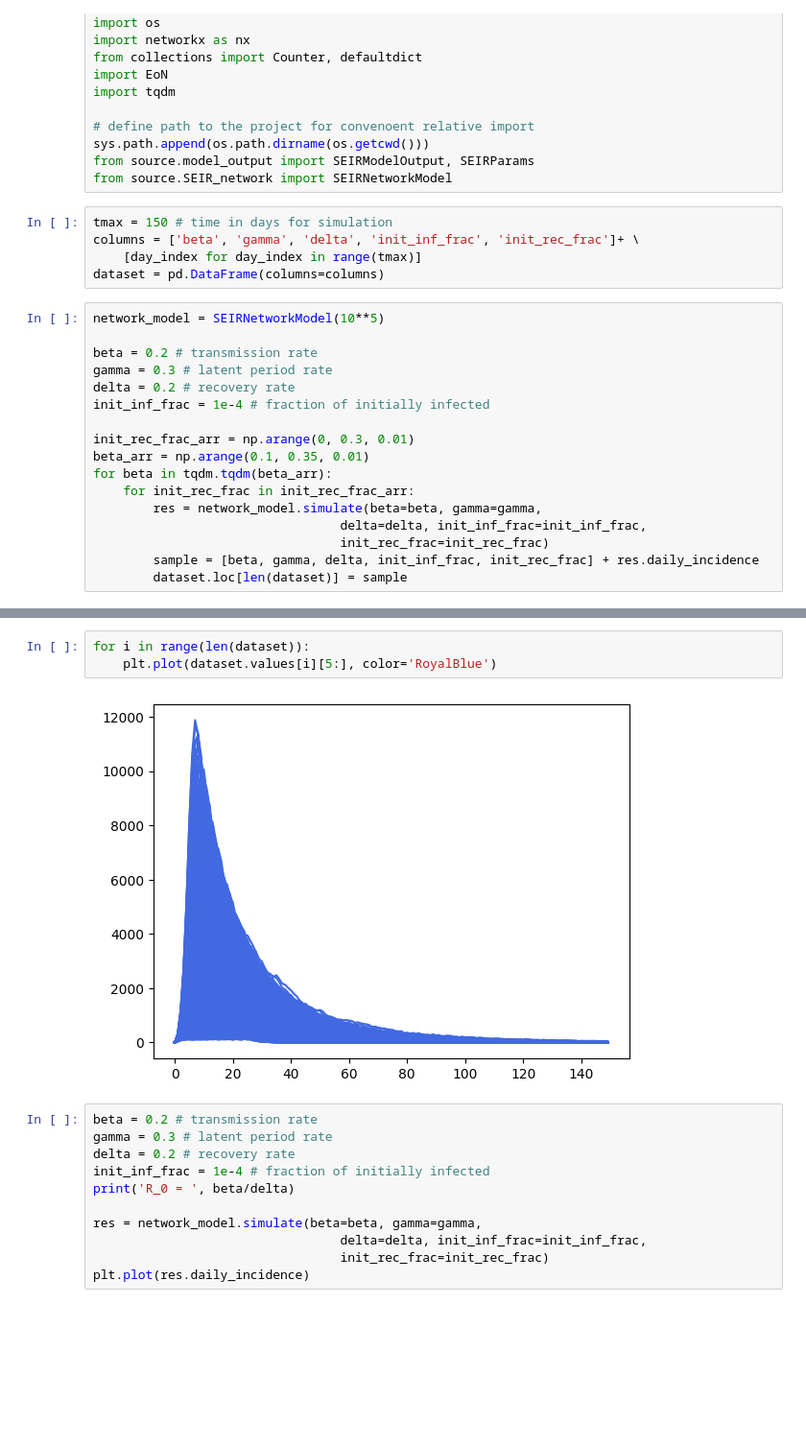
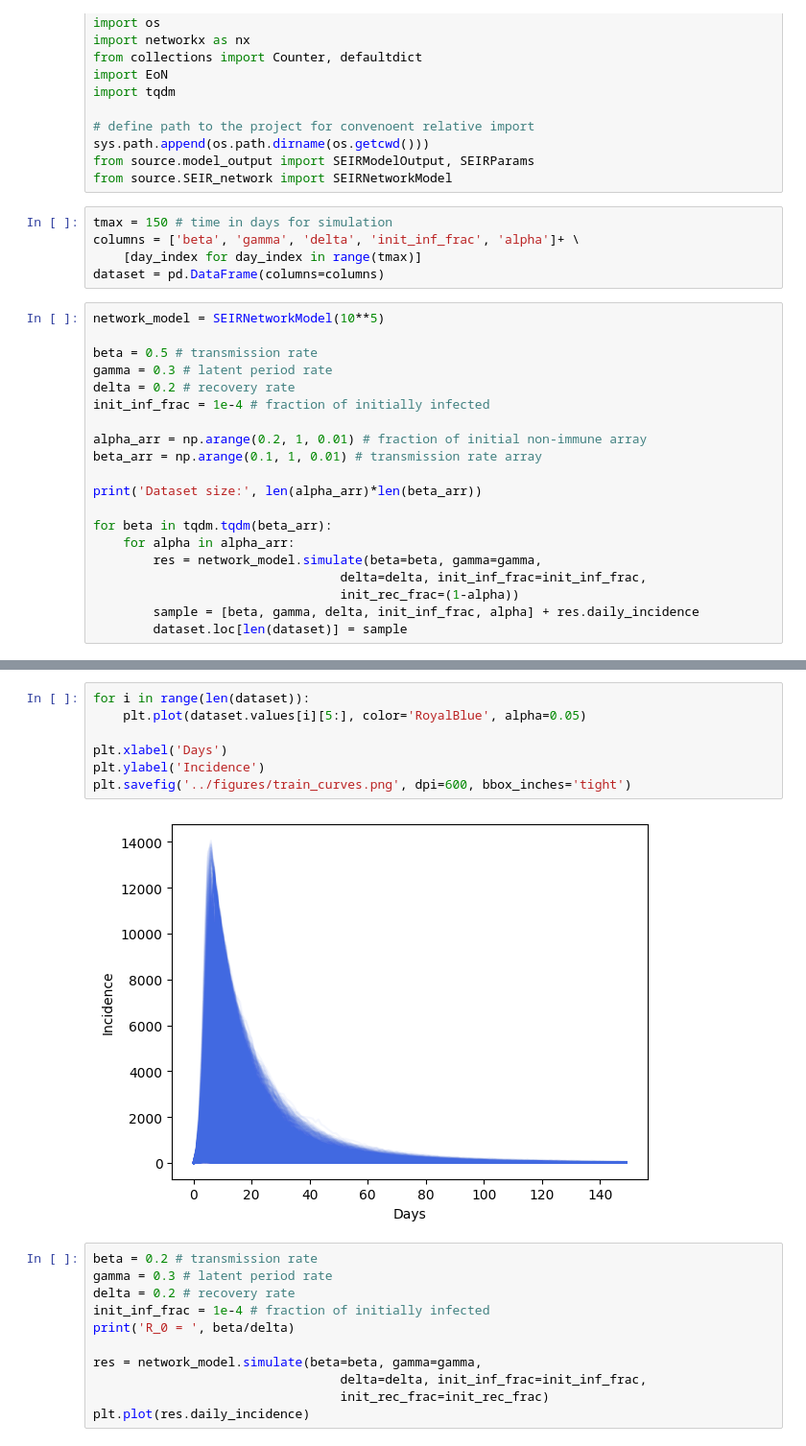
Before and after one commit to Mpkosh/hybrid_surrogate, a Jupyter notebook: notebooks/seir_network_dataset_generation.ipynb, the cells around one changed output, grey strips where cells are left out. Shown: that part at 96% size. Cells and saved outputs as stored; diff of their text form; blank space fills up the shorter version.

```diff
--- a/notebooks/seir_network_dataset_generation.ipynb
+++ b/notebooks/seir_network_dataset_generation.ipynb
@@ -15,23 +15,26 @@ from source.model_output import SEIRModelOutput, SEIRParams
 from source.SEIR_network import SEIRNetworkModel
 # %%
 tmax = 150 # time in days for simulation
-columns = ['beta', 'gamma', 'delta', 'init_inf_frac', 'init_rec_frac']+ \
+columns = ['beta', 'gamma', 'delta', 'init_inf_frac', 'alpha']+ \
     [day_index for day_index in range(tmax)]
 dataset = pd.DataFrame(columns=columns)
 # %%
 network_model = SEIRNetworkModel(10**5)
 
-beta = 0.2 # transmission rate
+beta = 0.5 # transmission rate
 gamma = 0.3 # latent period rate
 delta = 0.2 # recovery rate
 init_inf_frac = 1e-4 # fraction of initially infected
 
-init_rec_frac_arr = np.arange(0, 0.3, 0.01)
-beta_arr = np.arange(0.1, 0.35, 0.01)
+alpha_arr = np.arange(0.2, 1, 0.01) # fraction of initial non-immune array
+beta_arr = np.arange(0.1, 1, 0.01) # transmission rate array
+
+print('Dataset size:', len(alpha_arr)*len(beta_arr))
+
 for beta in tqdm.tqdm(beta_arr):
-    for init_rec_frac in init_rec_frac_arr:
+    for alpha in alpha_arr:
         res = network_model.simulate(beta=beta, gamma=gamma,
                                  delta=delta, init_inf_frac=init_inf_frac,
-                                 init_rec_frac=init_rec_frac)
-        sample = [beta, gamma, delta, init_inf_frac, init_rec_frac] + res.daily_incidence
+                                 init_rec_frac=(1-alpha))
+        sample = [beta, gamma, delta, init_inf_frac, alpha] + res.daily_incidence
         dataset.loc[len(dataset)] = sample
@@ -56,8 +61,12 @@ dataset
 # %%
 for i in range(len(dataset)):
-    plt.plot(dataset.values[i][5:], color='RoyalBlue')
+    plt.plot(dataset.values[i][5:], color='RoyalBlue', alpha=0.05)
+
+plt.xlabel('Days')
+plt.ylabel('Incidence')
+plt.savefig('../figures/train_curves.png', dpi=600, bbox_inches='tight')
 # %% [output]
-[figure, old version]
+[figure, new version]
 # %%
 beta = 0.2 # transmission rate
 gamma = 0.3 # latent period rate
```
Also changed, not shown: parts of 3 cells of this notebook, 9 other files.
